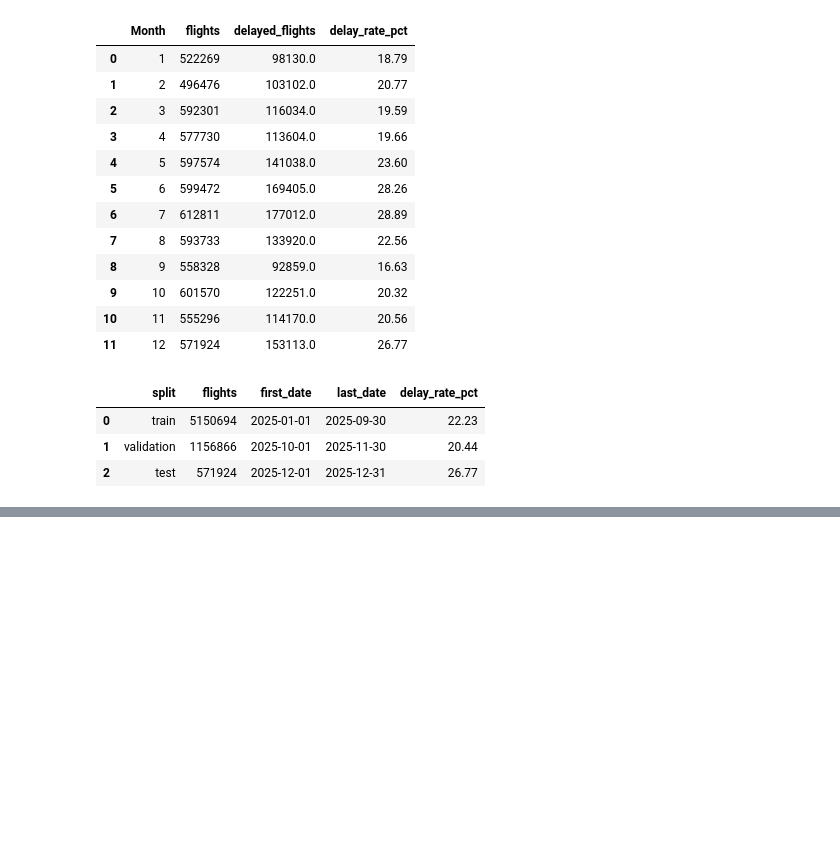
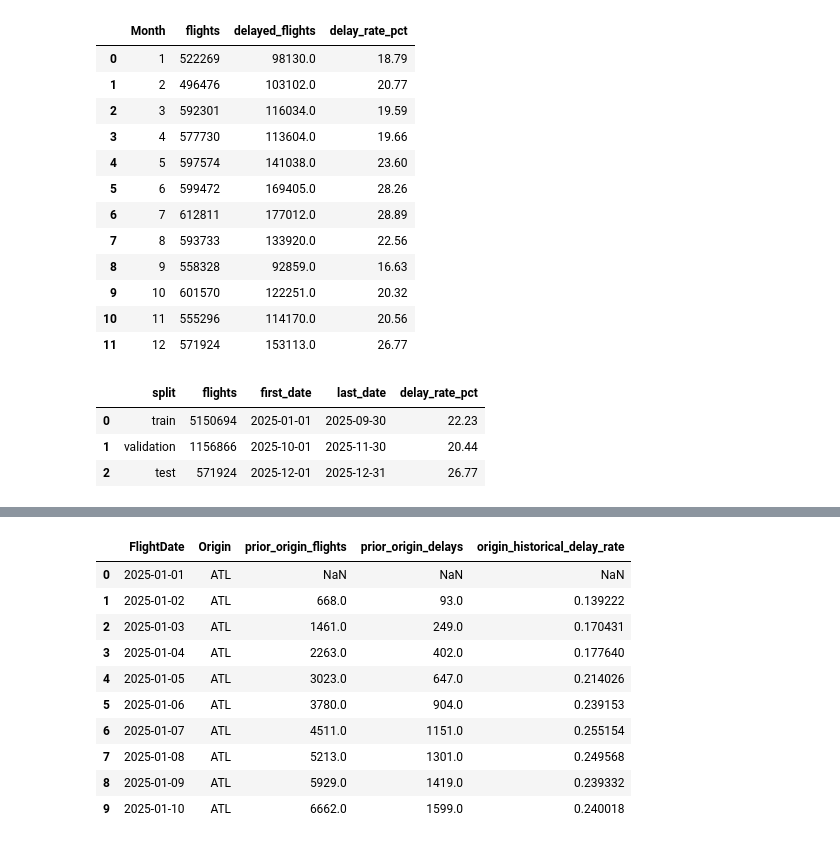
Before and after one commit to ttashi7/flight-operations-intelligence, a Jupyter notebook: notebooks/02_baseline_model.ipynb, the cells around one changed output, grey strips where cells are left out. Saved outputs shown, nothing was run; the diff lists cells and outputs as text; code cells hidden in the pictures; blank space fills up the shorter version.

```diff
--- a/notebooks/02_baseline_model.ipynb
+++ b/notebooks/02_baseline_model.ipynb
@@ -548,0 +648,56 @@ split_summary
+# %%
+origin_history = con.sql("""
+SELECT
+    FlightDate,
+    Origin,
+
+    SUM(daily_flights) OVER (
+        PARTITION BY Origin
+        ORDER BY FlightDate
+        ROWS BETWEEN UNBOUNDED PRECEDING AND 1 PRECEDING
+    ) AS prior_origin_flights,
+
+    SUM(daily_delayed_flights) OVER (
+        PARTITION BY Origin
+        ORDER BY FlightDate
+        ROWS BETWEEN UNBOUNDED PRECEDING AND 1 PRECEDING
+    ) AS prior_origin_delays
+
+FROM origin_daily
+""")
+# %%
+origin_history_rates = con.sql("""
+SELECT
+    FlightDate,
+    Origin,
+    prior_origin_flights,
+    prior_origin_delays,
+
+    CASE
+        WHEN prior_origin_flights > 0
+        THEN prior_origin_delays * 1.0 / prior_origin_flights
+        ELSE NULL
+    END AS origin_historical_delay_rate
+
+FROM origin_history
+""")
+# %%
+con.sql("""
+SELECT *
+FROM origin_history_rates
+WHERE Origin = 'ATL'
+ORDER BY FlightDate
+LIMIT 10
+""").df()
+# %% [output]
+|  | FlightDate | Origin | prior_origin_flights | prior_origin_delays | origin_historical_delay_rate |
+| 0 | 2025-01-01 | ATL | NaN | NaN | NaN |
+| 1 | 2025-01-02 | ATL | 668.0 | 93.0 | 0.139222 |
+| 2 | 2025-01-03 | ATL | 1461.0 | 249.0 | 0.170431 |
+| 3 | 2025-01-04 | ATL | 2263.0 | 402.0 | 0.177640 |
+| 4 | 2025-01-05 | ATL | 3023.0 | 647.0 | 0.214026 |
+| 5 | 2025-01-06 | ATL | 3780.0 | 904.0 | 0.239153 |
+| 6 | 2025-01-07 | ATL | 4511.0 | 1151.0 | 0.255154 |
+| 7 | 2025-01-08 | ATL | 5213.0 | 1301.0 | 0.249568 |
+| 8 | 2025-01-09 | ATL | 5929.0 | 1419.0 | 0.239332 |
+| 9 | 2025-01-10 | ATL | 6662.0 | 1599.0 | 0.240018 |
```
Also changed, not shown: parts of 41 cells of this notebook.
